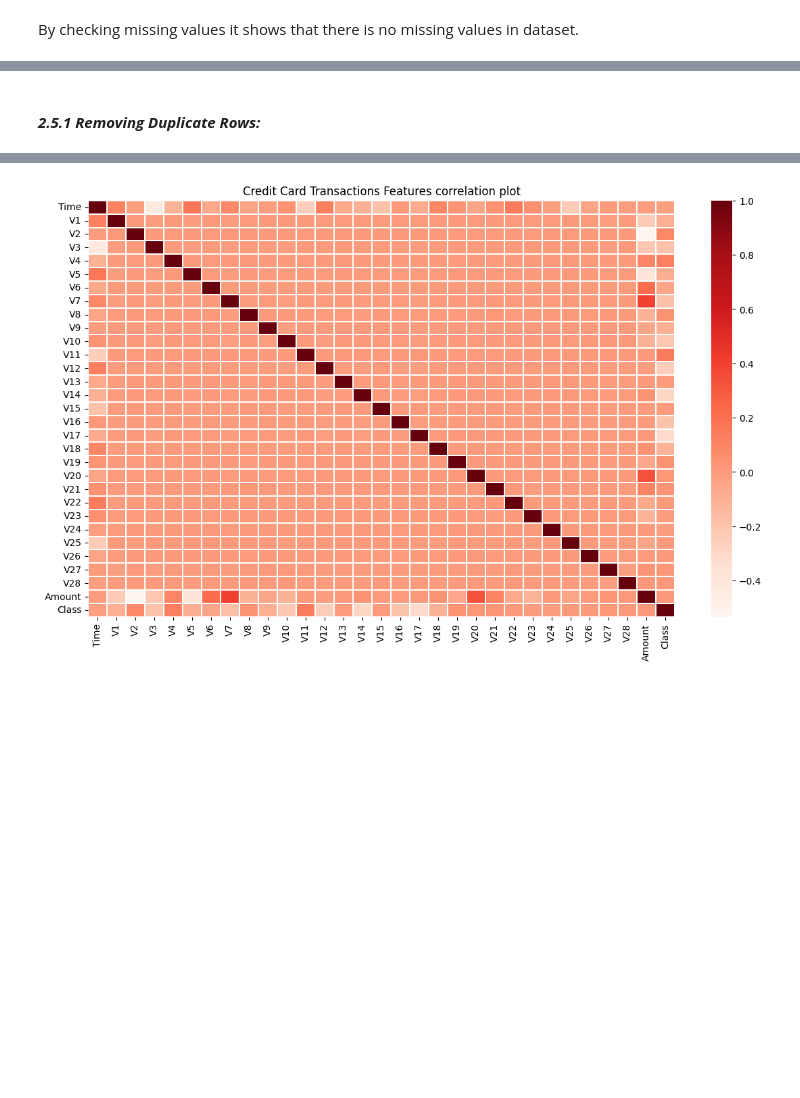
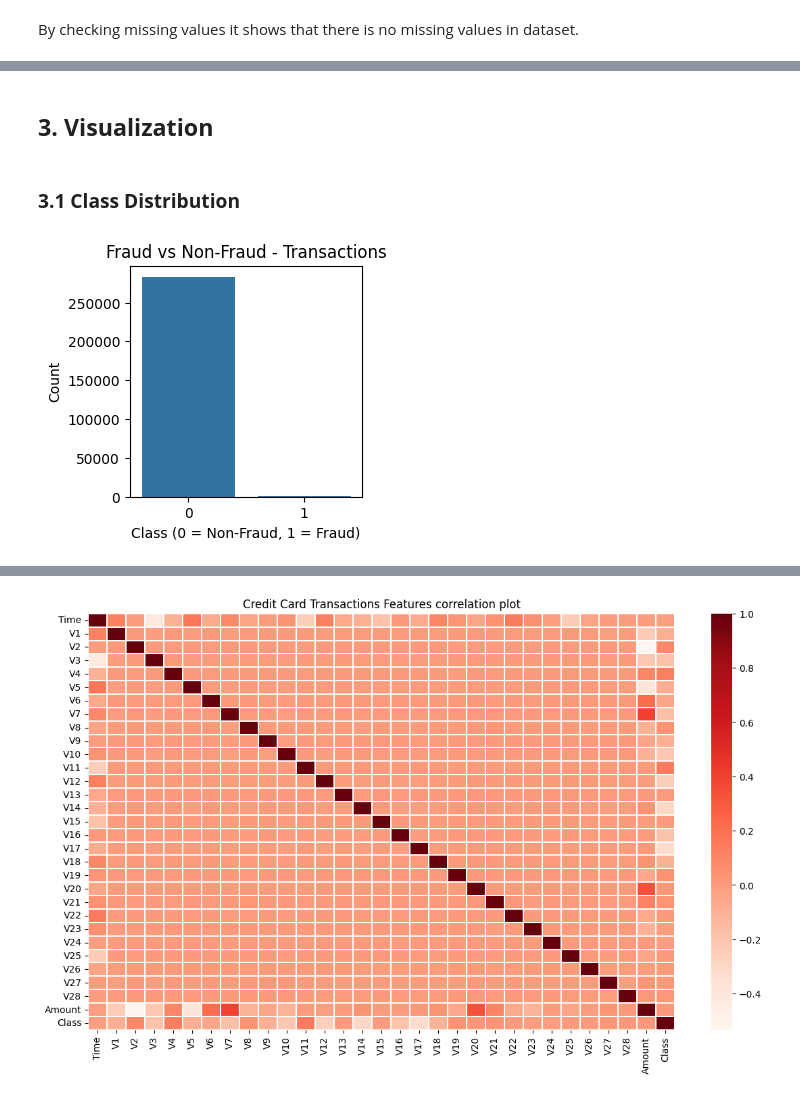
Before and after one commit to rixwan-khan/Credit_Card_Fraud_Detection, a Jupyter notebook: credit_card_fraud_detection.ipynb, the cells around one changed output, grey strips where cells are left out. Cells and saved outputs as stored; diff of their text form; code cells hidden in the pictures; blank space fills up the shorter version.

Commit message:
Working on visualization

```diff
--- a/credit_card_fraud_detection.ipynb
+++ b/credit_card_fraud_detection.ipynb
@@ -257,2 +254,0 @@ Duplicated rows: 1081
-# %% [markdown]
-#### ***2.5.1 Removing Duplicate Rows:***
@@ -262,0 +255,14 @@ df = df.drop_duplicates()
+# %% [markdown]
+## **3. Visualization**
+# %% [markdown]
+### **3.1 Class Distribution**
+# %%
+plt.figure(figsize=(3,3))
+
+sns.countplot(x='Class', data=df)
+plt.title('Fraud vs Non-Fraud - Transactions')
+plt.xlabel('Class (0 = Non-Fraud, 1 = Fraud)')
+plt.ylabel('Count')
+plt.show();
+# %% [output]
+[figure, added]
```
Also changed, not shown: parts of 40 cells of this notebook.
